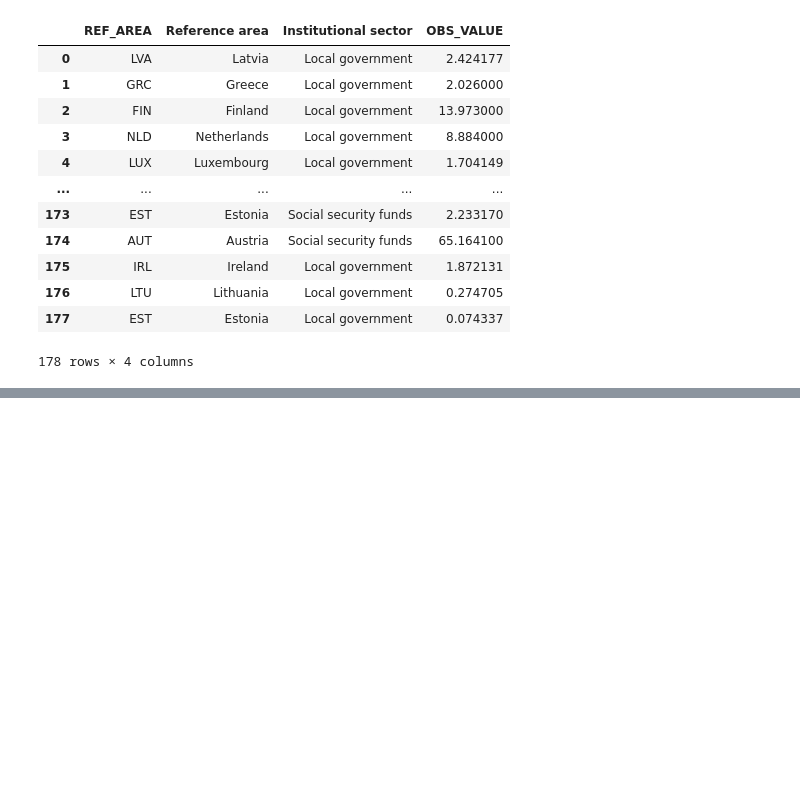
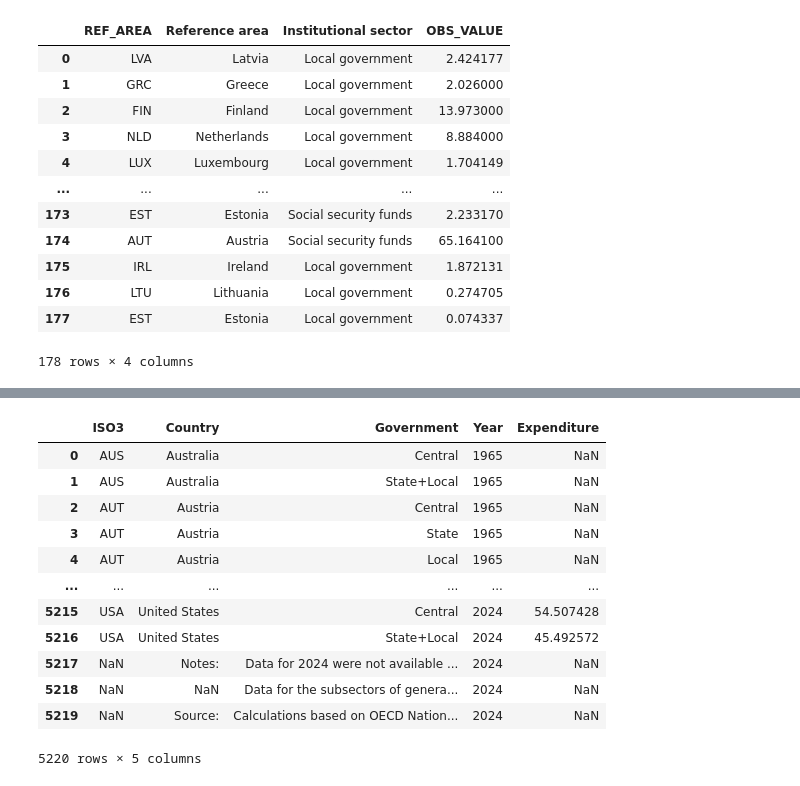
Before and after one commit to jhellingsdata/RADataHub, a Jupyter notebook: Article Charts/OECDtaxrevenue/oecdtaxchart.ipynb, the cells around one changed output, grey strips where cells are left out. Saved outputs shown, nothing was run; the diff lists cells and outputs as text; code cells hidden in the pictures; blank space fills up the shorter version.

Commit message:
oecd chart

```diff
--- a/Article Charts/OECDtaxrevenue/oecdtaxchart.ipynb
+++ b/Article Charts/OECDtaxrevenue/oecdtaxchart.ipynb
@@ -255,3 +255,27 @@ chart3 = bars3
 chart3
 # %% [output]
 [interactive output not drawn]
+# %%
+oecd_exp = pd.read_excel("table5_gov_exp-tot_gov_exp.xlsx", sheet_name="exp_%_total", skiprows=1)
+oecd_rev = pd.read_excel("table9_tax_rev_rs_tot-tax-rev.xlsx", sheet_name="tax_rev_%_total", skiprows=1)
+# %%
+oecd_exp = oecd_exp.melt(id_vars=["Unnamed: 0", "Unnamed: 1", "Unnamed: 2"], var_name="Year", value_name="Expenditure")
+oecd_rev = oecd_rev.melt(id_vars=["Unnamed: 0", "Unnamed: 1", "Unnamed: 2"], var_name="Year", value_name="Revenue")
+oecd_exp.columns = ["ISO3", "Country", "Government", "Year", "Expenditure"]
+oecd_rev.columns = ["ISO3", "Country", "Government", "Year", "Revenue"]
+# %%
+oecd_exp
+# %% [output]
+|  | ISO3 | Country | Government | Year | Expenditure |
+| 0 | AUS | Australia | Central | 1965 | NaN |
+| 1 | AUS | Australia | State+Local | 1965 | NaN |
+| 2 | AUT | Austria | Central | 1965 | NaN |
+| 3 | AUT | Austria | State | 1965 | NaN |
+| 4 | AUT | Austria | Local | 1965 | NaN |
+| ... | ... | ... | ... | ... | ... |
+| 5215 | USA | United States | Central | 2024 | 54.507428 |
+| 5216 | USA | United States | State+Local | 2024 | 45.492572 |
+| 5217 | NaN | Notes: | Data for 2024 were not available ... | 2024 | NaN |
+| 5218 | NaN | NaN | Data for the subsectors of genera... | 2024 | NaN |
+| 5219 | NaN | Source: | Calculations based on OECD Nation... | 2024 | NaN |
+5220 rows × 5 columns
```
Also changed, not shown: 2 other files.
